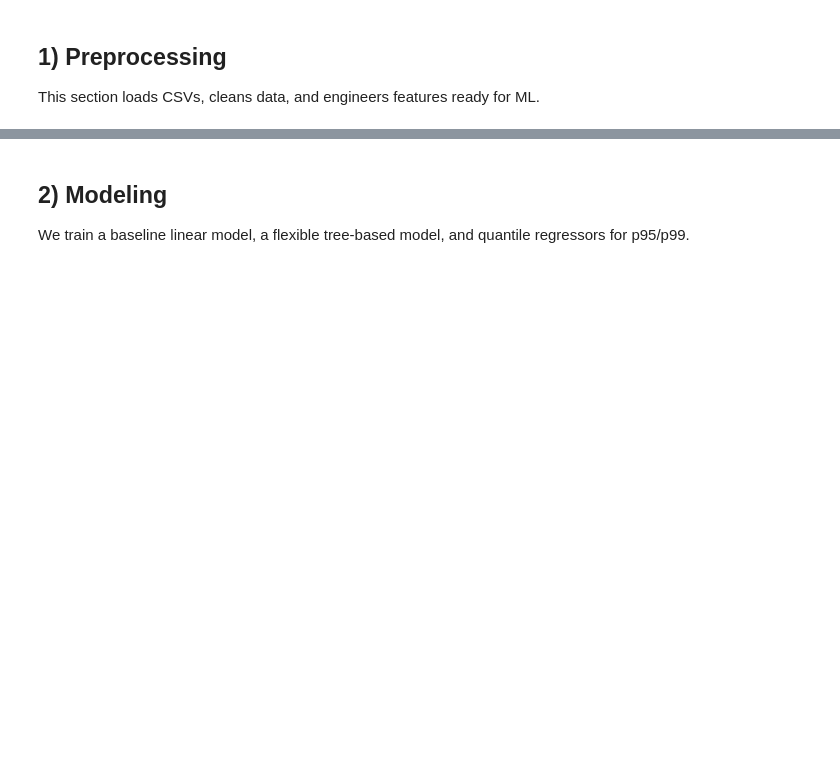
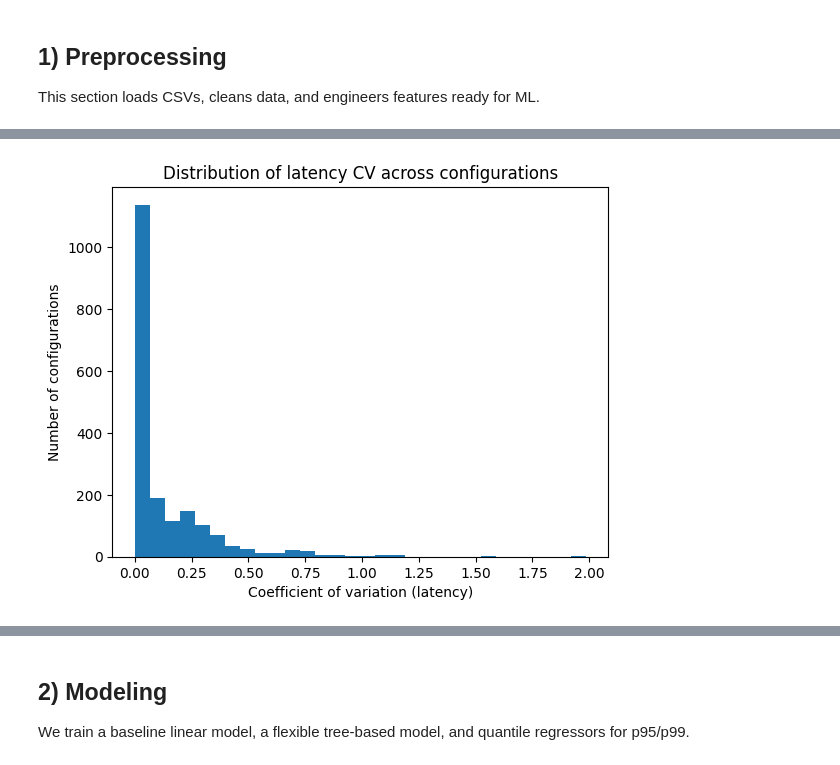
Before and after one commit to newspeedtech/381V-PQC-Perf-Modeling, a Jupyter notebook: pqc_project3_full_starter.ipynb, the cells around one changed output, grey strips where cells are left out. Cells and saved outputs as stored; diff of their text form; code cells hidden in the pictures; blank space fills up the shorter version.

```diff
--- a/pqc_project3_full_starter.ipynb
+++ b/pqc_project3_full_starter.ipynb
@@ -547,29 +630,12 @@ Unified dataset shape: (329520, 25)
 
 # Feature engineering
 import numpy as np
-
-# Composite algorithm identifier
-if set(["alg_family","param_set","operation"]).issubset(df_all.columns):
-    df_all["alg_param"] = df_all["alg_family"].astype(str) + "_" + df_all["param_set"].astype(str) + "_" + df_all["operation"].astype(str)
 
 # Ensure types
 for col in ["message_bytes","concurrency","cpu_ghz","aesni","avx2","neon","containerized"]:
     if col in df_all.columns:
         df_all[col] = pd.to_numeric(df_all[col], errors="coerce")
 
-# Log-transform latency for modeling stability (kept as an extra feature)
+# Log-transform latency for modeling stability
 if "latency_ms" in df_all.columns:
     df_all["log_latency"] = np.log1p(df_all["latency_ms"])
-
-# Keep a clean feature list (drop targets, ids, free-text)
-drop_cols = {TARGET, "log_latency", "timestamp", "notes", "trial_id"}
-features = [c for c in df_all.columns if c not in drop_cols]
-print("Candidate features:", features)
-# Local harness
-display(df_all[df_all["machine_id"] == "MacBook-Pro-4.local"].head(5))
-
-# Kaggle KEM
-display(df_all[df_all["machine_id"] == "kaggle_kem"].head(5))
-
-# Kaggle Signature
-display(df_all[df_all["machine_id"] == "kaggle_sig"].head(5))
@@ -595,0 +713,10 @@ Candidate features: ['algorithm', 'operation', 'message_bytes', 'concurrency', '
+# %%
+import matplotlib.pyplot as plt
+
+plt.hist(per_config_valid["lat_cv"], bins=30)
+plt.xlabel("Coefficient of variation (latency)")
+plt.ylabel("Number of configurations")
+plt.title("Distribution of latency CV across configurations")
+plt.show()
+# %% [output]
+[figure, added]
```
Also changed, not shown: parts of 19 cells of this notebook, 29 other files.
